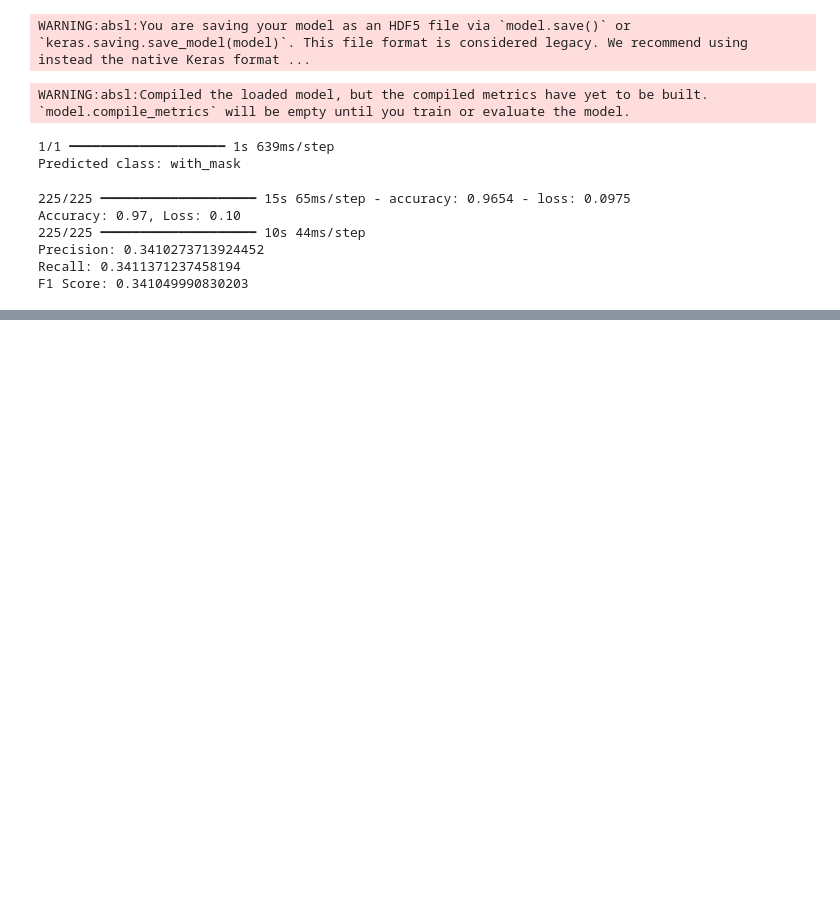
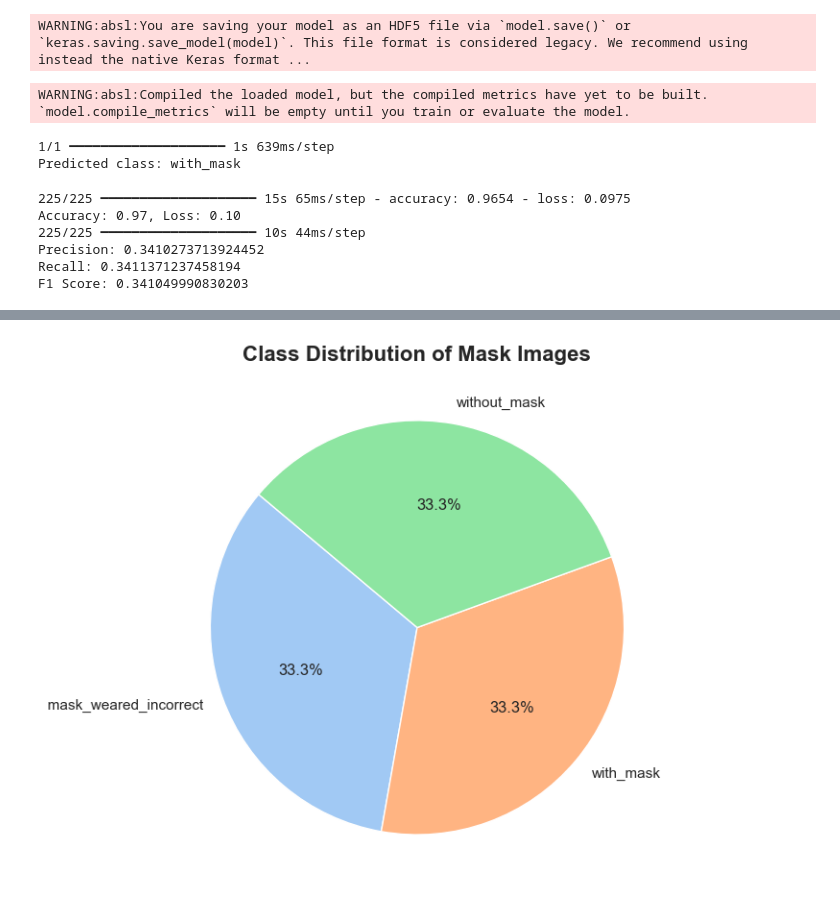
Before and after one commit to jkeza1/facemask-classification-pipeline, a Jupyter notebook: notebook/facemask_detection.ipynb, the cells around one changed output, grey strips where cells are left out. Drawn from its saved outputs; the diff is of its cells as text; code cells hidden in the pictures; blank space fills up the shorter version.

```diff
--- a/notebook/facemask_detection.ipynb
+++ b/notebook/facemask_detection.ipynb
@@ -350,0 +392,7 @@ def save_metadata(model, dataset_path):
+# %%
+plt.figure(figsize=(7,7))
+plt.pie(counts.values(), labels=counts.keys(), autopct='%1.1f%%', colors=sns.color_palette("pastel"), startangle=140)
+plt.title('Class Distribution of Mask Images', fontsize=16, fontweight='bold')
+plt.show()
+# %% [output]
+[figure, added]
```
Also changed, not shown: parts of 6 cells of this notebook, 5 other files.
